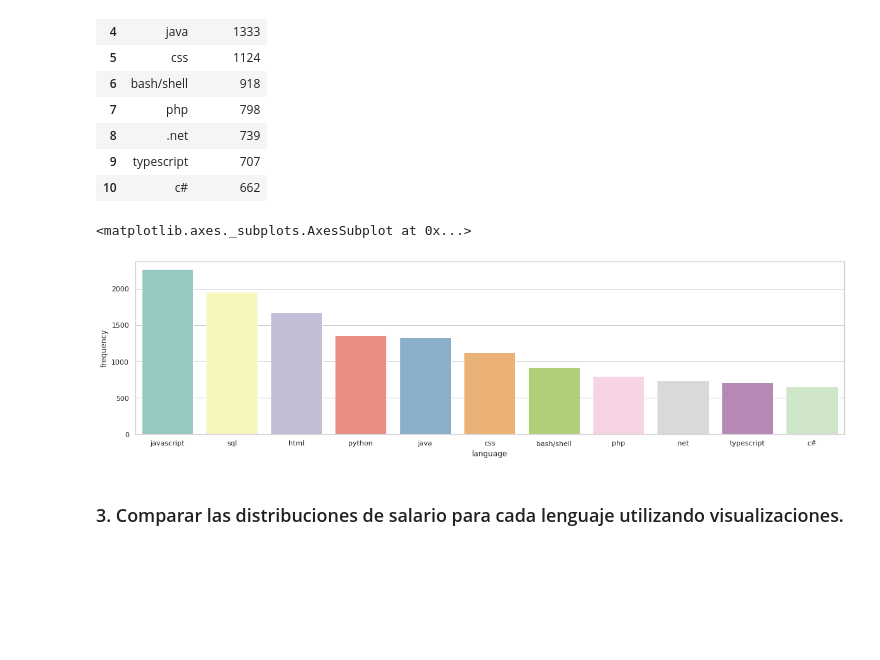
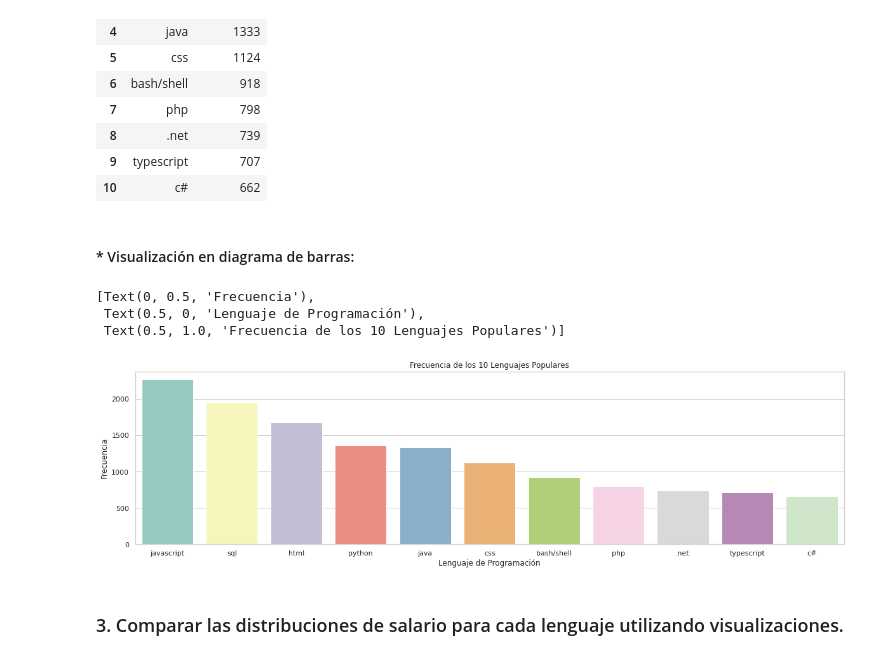
Before and after one commit to argennof/Data_A-V_2022, a Jupyter notebook: Grupo_24_Entregable_Parte_1.ipynb, the cells around one changed output. Cells and saved outputs as stored; diff of their text form; code cells hidden in the pictures; blank space fills up the shorter version.

```diff
--- a/Grupo_24_Entregable_Parte_1.ipynb
+++ b/Grupo_24_Entregable_Parte_1.ipynb
@@ -331,13 +333,19 @@ language_count_cut_off
 | 8 | .net | 739 |
 | 9 | typescript | 707 |
 | 10 | c# | 662 |
+# %% [markdown]
+#### * Visualización en diagrama de barras:
 # %%
 seaborn.set_theme(style="whitegrid")
 fig = plt.figure(figsize=(20,5))
-seaborn.barplot(x="language", y="frequency", palette='Set3', data=language_count_cut_off, order=language_count_cut_off['language'])
+seaborn.barplot(x="language", y="frequency", palette='Set3', data=language_count_cut_off,
+                order=language_count_cut_off['language']).set(title='Frecuencia de los 10 Lenguajes Populares',
+                                                       xlabel='Lenguaje de Programación', ylabel='Frecuencia')
 # %% [output]
-<matplotlib.axes._subplots.AxesSubplot at 0x...>
+[Text(0, 0.5, 'Frecuencia'),
+ Text(0.5, 0, 'Lenguaje de Programación'),
+ Text(0.5, 1.0, 'Frecuencia de los 10 Lenguajes Populares')]
-[figure, old version]
+[figure, new version]
 # %% [markdown]
 ### 3. Comparar las distribuciones de salario para cada lenguaje utilizando visualizaciones.
 # %% [markdown]
```
Also changed, not shown: parts of 24 cells of this notebook.
